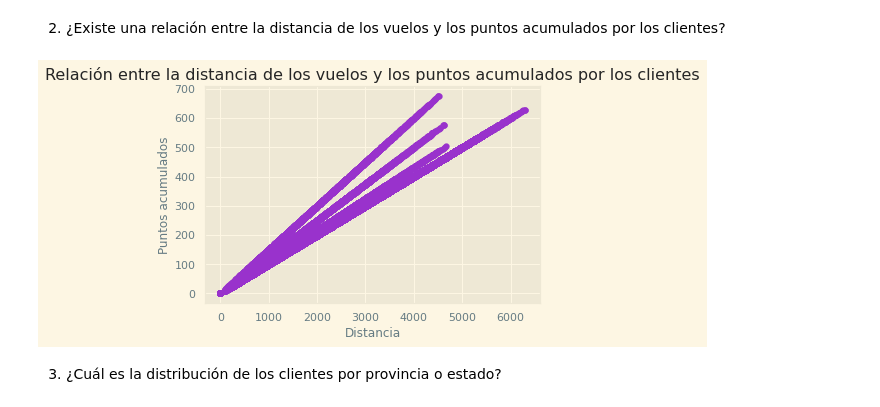
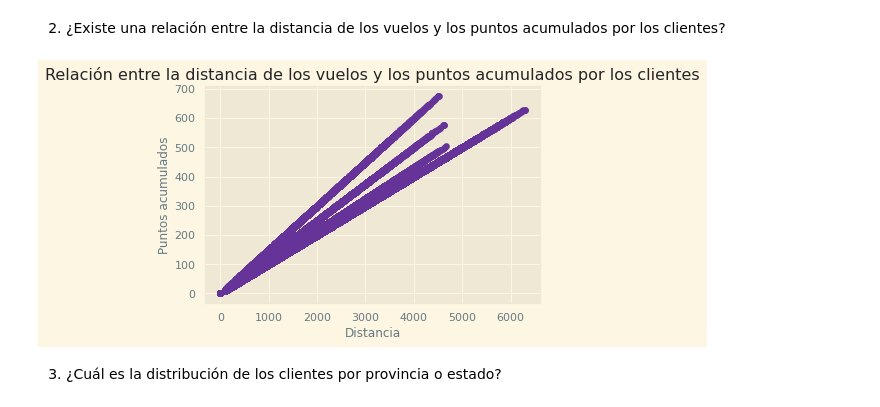
Before and after one commit to Adalab/PromoF-DA-Modulo3-EvaluacionFinal-Zahara, a Jupyter notebook: EvFinal.ipynb, the cells around one changed output. Saved outputs shown, nothing was run; the diff lists cells and outputs as text; code cells hidden in the pictures.

```diff
--- a/EvFinal.ipynb
+++ b/EvFinal.ipynb
@@ -408,20 +410,3 @@ dtype: object
 # Fase 2: Visualización
 # %% [markdown]
 1. Distribución de vuelos reservados mes durante el año
-# %%
-# Asegúrate de que 'Year' y 'Month' estén en formato de fecha (si no lo están)
-df['FechaReserva'] = pd.to_datetime(df[['Year', 'Month']].assign(DAY=1))
-
-# Crea una nueva columna 'MesReserva' que represente el mes de cada reserva
-df['MesReserva'] = df['FechaReserva'].dt.month
-
-# Agrupa por mes y suma la cantidad de vuelos reservados en cada mes
-reservas_por_mes = df.groupby('MesReserva')['Flights_Booked'].sum()
-
-# Creo la gráfica de barras con nombres bonitos
-plt.bar(reservas_por_mes.index, reservas_por_mes.values, color='royalblue')
-plt.xlabel('Mes')
-plt.ylabel('Cantidad de Vuelos Reservados')
-plt.title('Distribución de Vuelos Reservados por Mes')
-plt.xticks(range(1, 13), ['Ene', 'Feb', 'Mar', 'Abr', 'May', 'Jun', 'Jul', 'Ago', 'Sep', 'Oct', 'Nov', 'Dic'])
-plt.show()
@@ -432,20 +430,16 @@ plt.show()
 # %% [markdown]
 2. ¿Existe una relación entre la distancia de los vuelos y los puntos acumulados por los clientes?
 # %%
-plt.scatter(df["Distance"], df["Points_Accumulated"],linewidth=0.25, color="darkorchid")
+#Hacemos una gráfica de dispersión
+plt.scatter(df["Distance"], df["Points_Accumulated"],linewidth=0.55, color="rebeccapurple")
 
-# Agregar un título al gráfico
+# Título del gráfico y de cada eje
 plt.title("Relación entre la distancia de los vuelos y los puntos acumulados por los clientes")
-
-# Agregar etiquetas al eje x
 plt.xlabel("Distancia")
-
-# Agregar etiquetas al eje y
 plt.ylabel("Puntos acumulados")
 
-# Mostrar el gráfico
 plt.show()
 # %% [output]
-[figure, old version]
+[figure, new version]
 # %%
 # Podemos ver cómo a más distancia, más puntos se acumulan
```
Also changed, not shown: parts of 37 cells of this notebook.
